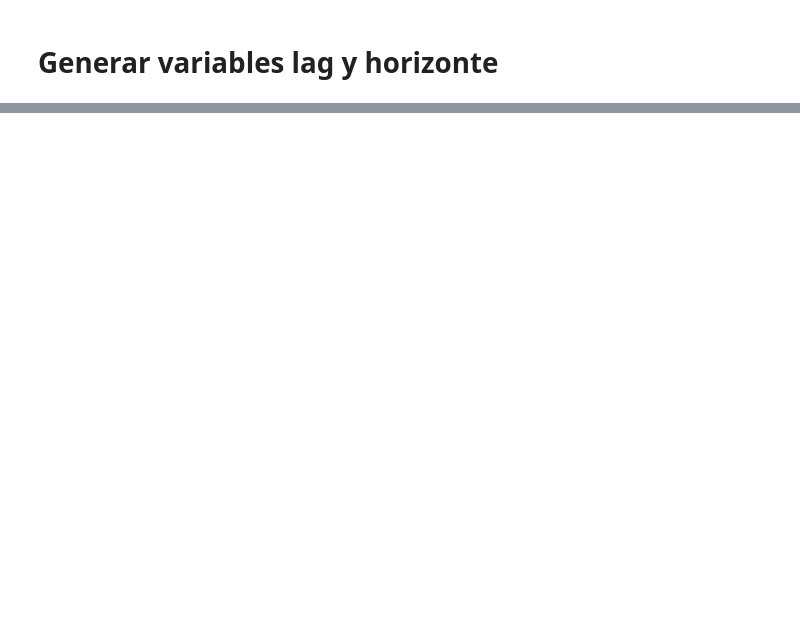
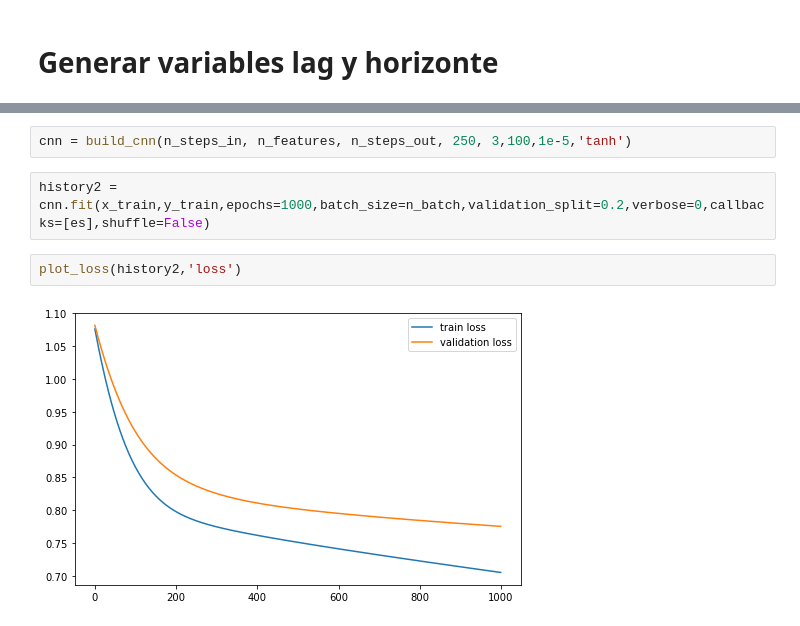
Before and after one commit to valegrei/gdp-growth-forecast, a Jupyter notebook: gdp_growth_forecasting/modelamiento/modelos.ipynb, the cells around one changed output, grey strips where cells are left out. Drawn from its saved outputs; the diff is of its cells as text; blank space fills up the shorter version.

```diff
--- a/gdp_growth_forecasting/modelamiento/modelos.ipynb
+++ b/gdp_growth_forecasting/modelamiento/modelos.ipynb
@@ -72,0 +196,8 @@ df_std.iloc[:,:] = np.clip(df_std,-5,5)
+# %%
+cnn = build_cnn(n_steps_in, n_features, n_steps_out, 250, 3,100,1e-5,'tanh')
+# %%
+history2 = cnn.fit(x_train,y_train,epochs=1000,batch_size=n_batch,validation_split=0.2,verbose=0,callbacks=[es],shuffle=False)
+# %%
+plot_loss(history2,'loss')
+# %% [output]
+[figure, added]
```
Also changed, not shown: parts of 45 cells of this notebook.
